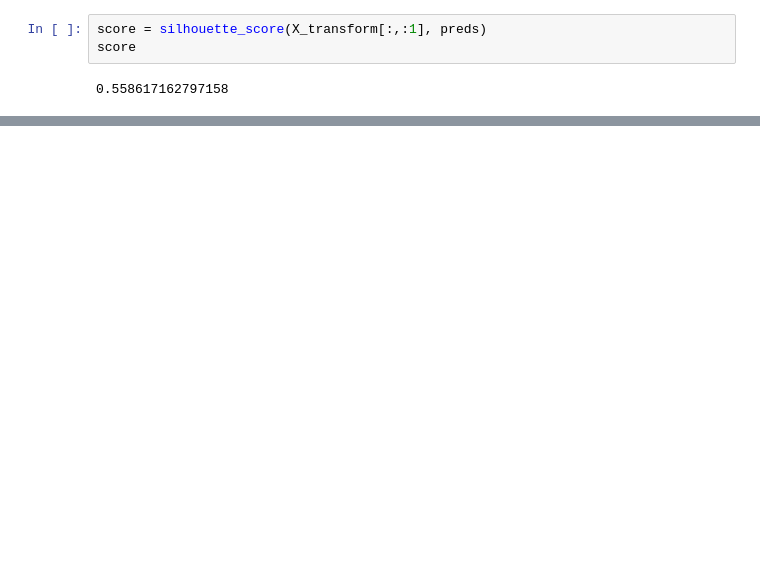
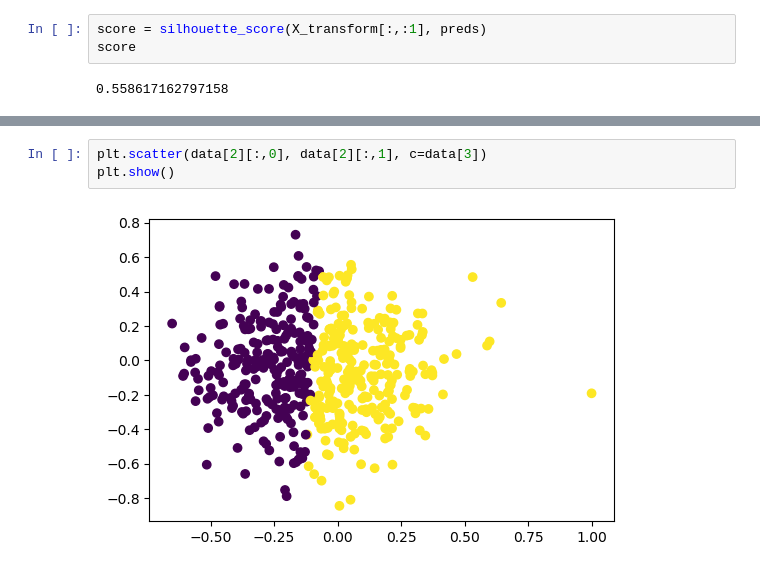
Before and after one commit to SGStrohkorb/Udacity-Capstone-Project, a Jupyter notebook: Udacity_Capstone_Project.ipynb, the cells around one changed output, grey strips where cells are left out. Drawn from its saved outputs; the diff is of its cells as text; blank space fills up the shorter version.

```diff
--- a/Udacity_Capstone_Project.ipynb
+++ b/Udacity_Capstone_Project.ipynb
@@ -63 +68,6 @@ Final average precision score on testing data: 0.8015
+# %%
+plt.scatter(data[2][:,0], data[2][:,1], c=data[3])
+plt.show()
+# %% [output]
+[figure, added]
 # %%
```
Also changed, not shown: parts of 9 cells of this notebook, 1 other file.
